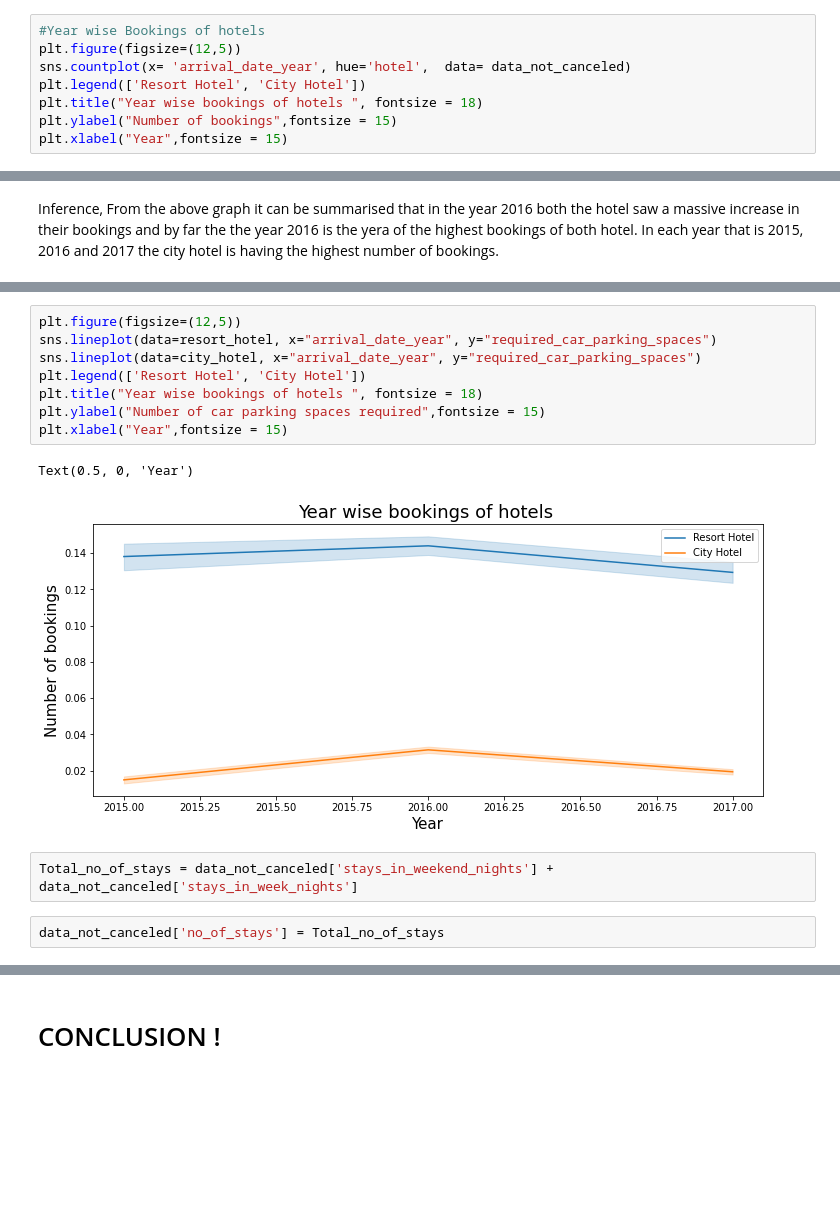
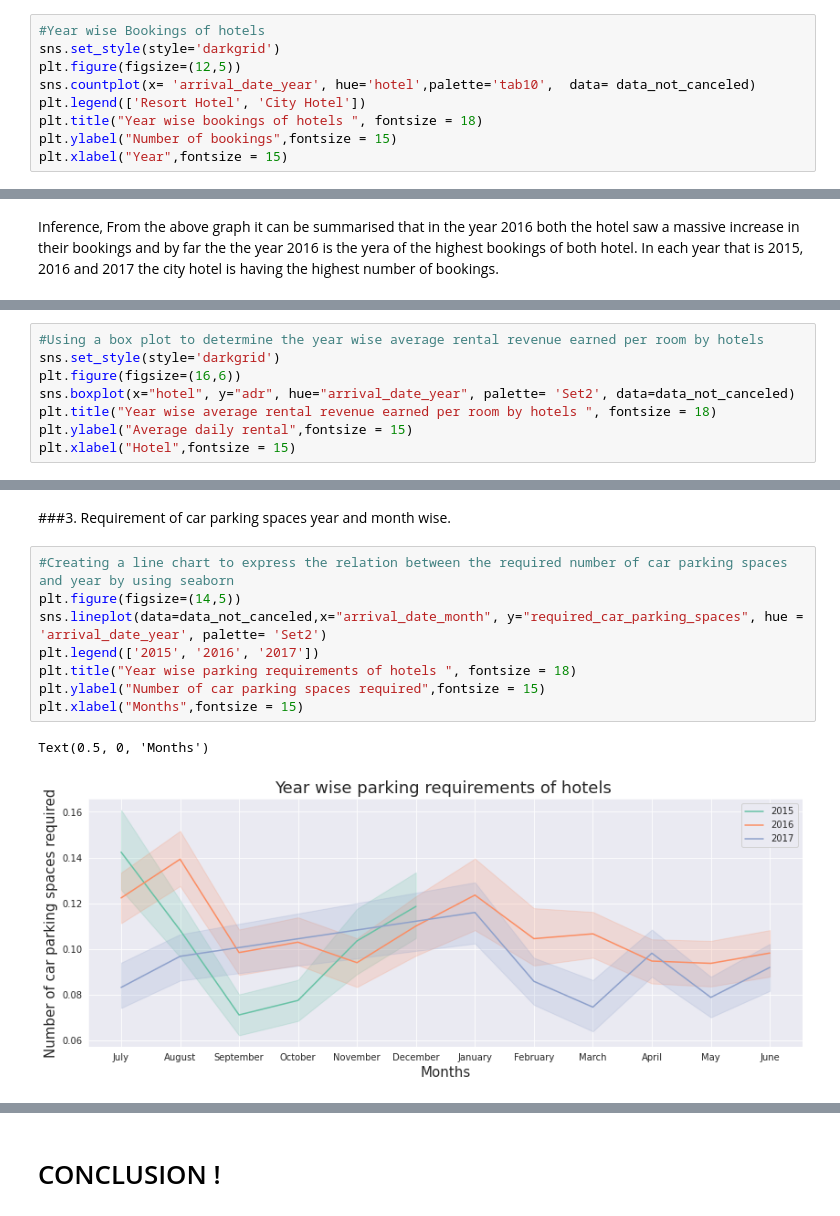
Before and after one commit to amanksharma23/EDA-Projects, a Jupyter notebook: Copy_of_Final_Hotel_Booking_Analysis_Capstone_Project.ipynb, the cells around one changed output, grey strips where cells are left out. Saved outputs shown, nothing was run; the diff lists cells and outputs as text; blank space fills up the shorter version.

```diff
--- a/Copy_of_Final_Hotel_Booking_Analysis_Capstone_Project.ipynb
+++ b/Copy_of_Final_Hotel_Booking_Analysis_Capstone_Project.ipynb
@@ -284,8 +272,9 @@ We can clearly deduce from the the above graphs that the City hotel is having gr
 data_not_canceled = dataset[dataset['is_canceled']==0]
 # %%
 #Year wise Bookings of hotels
+sns.set_style(style='darkgrid')
 plt.figure(figsize=(12,5))
-sns.countplot(x= 'arrival_date_year', hue='hotel',  data= data_not_canceled)
+sns.countplot(x= 'arrival_date_year', hue='hotel',palette='tab10',  data= data_not_canceled)
 plt.legend(['Resort Hotel', 'City Hotel'])
 plt.title("Year wise bookings of hotels ", fontsize = 18)
 plt.ylabel("Number of bookings",fontsize = 15)
@@ -298,0 +290,8 @@ From the above graph it can be summarised that in the year 2016 both the hotel s
+# %%
+#Using a box plot to determine the year wise average rental revenue earned per room by hotels
+sns.set_style(style='darkgrid')
+plt.figure(figsize=(16,6))
+sns.boxplot(x="hotel", y="adr", hue="arrival_date_year", palette= 'Set2', data=data_not_canceled)
+plt.title("Year wise average rental revenue earned per room by hotels ", fontsize = 18)
+plt.ylabel("Average daily rental",fontsize = 15)
+plt.xlabel("Hotel",fontsize = 15)
@@ -299,15 +306,13 @@ From the above graph it can be summarised that in the year 2016 both the hotel s
+# %% [markdown]
+###3. Requirement of car parking spaces year and month wise.
 # %%
-plt.figure(figsize=(12,5))
-sns.lineplot(data=resort_hotel, x="arrival_date_year", y="required_car_parking_spaces")
-sns.lineplot(data=city_hotel, x="arrival_date_year", y="required_car_parking_spaces")
-plt.legend(['Resort Hotel', 'City Hotel'])
-plt.title("Year wise bookings of hotels ", fontsize = 18)
+#Creating a line chart to express the relation between the required number of car parking spaces and year by using seaborn
+plt.figure(figsize=(14,5))
+sns.lineplot(data=data_not_canceled,x="arrival_date_month", y="required_car_parking_spaces", hue = 'arrival_date_year', palette= 'Set2')
+plt.legend(['2015', '2016', '2017'])
+plt.title("Year wise parking requirements of hotels ", fontsize = 18)
 plt.ylabel("Number of car parking spaces required",fontsize = 15)
-plt.xlabel("Year",fontsize = 15)
+plt.xlabel("Months",fontsize = 15)
 # %% [output]
-Text(0.5, 0, 'Year')
+Text(0.5, 0, 'Months')
-[figure, old version]
+[figure, new version]
-# %%
-Total_no_of_stays = data_not_canceled['stays_in_weekend_nights'] + data_not_canceled['stays_in_week_nights']
-# %%
-data_not_canceled['no_of_stays'] = Total_no_of_stays
```
Also changed, not shown: parts of 26 cells of this notebook.
